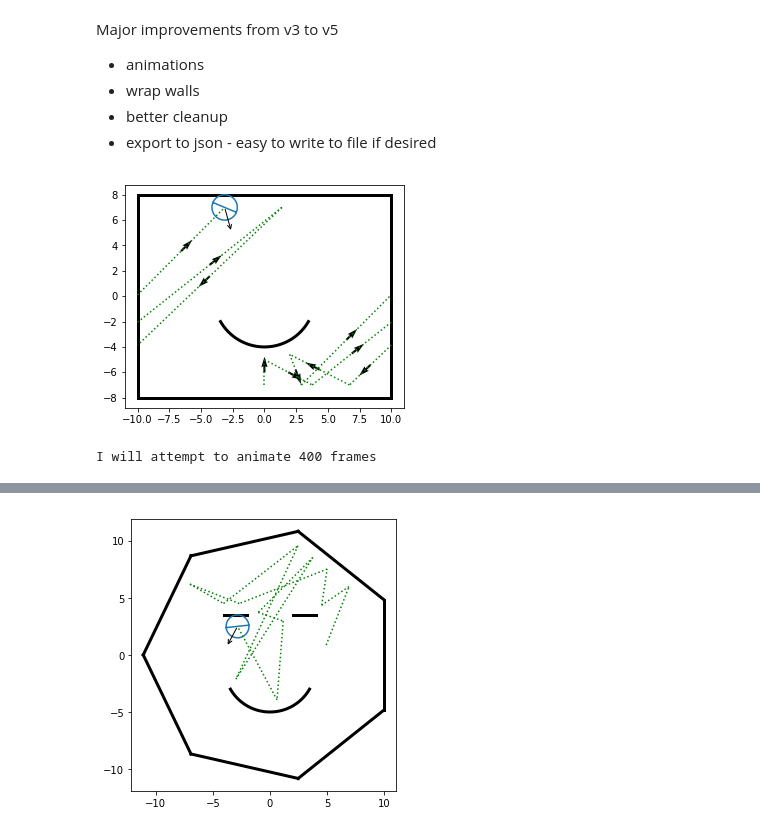
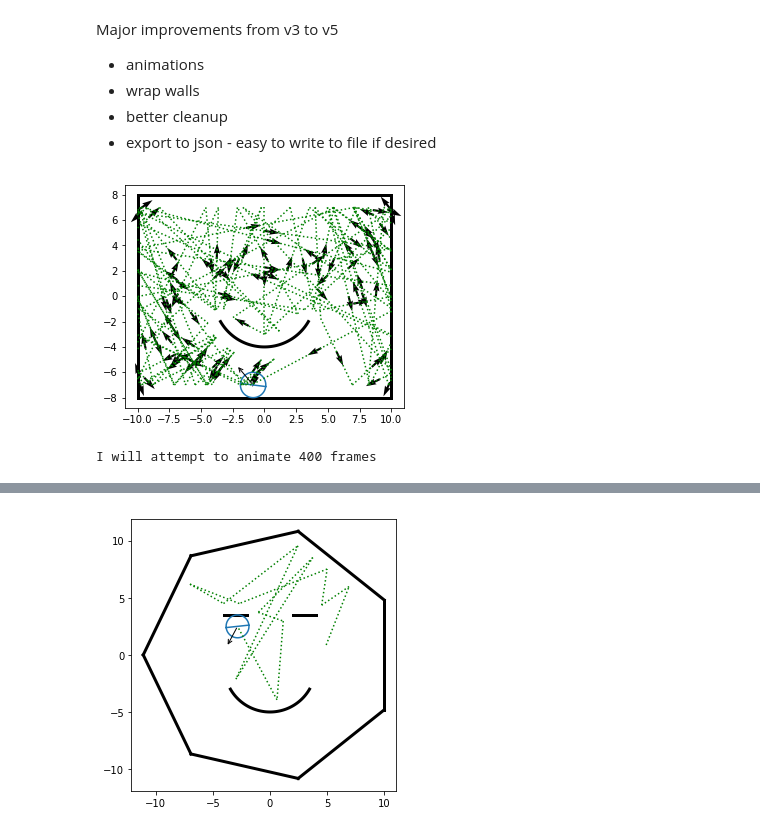
Before and after one commit to npetela/REU_2019, a Jupyter notebook: main_v6.ipynb, the cells around one changed output, grey strips where cells are left out. Saved outputs shown, nothing was run; the diff lists cells and outputs as text; code cells hidden in the pictures.

```diff
--- a/main_v6.ipynb
+++ b/main_v6.ipynb
@@ -735,8 +725,10 @@ def interpolate(part, frame_count=100):
     part['t_interp']    = interp(t_hist) + part['dt_interp']
     part['vel_interp']  = interp(vel_hist)
     part['spin_interp'] = interp(spin_hist)
+
     # position interp - start at collision point and repeatedly add vel*dt until we reach the next collision point
     part['pos_interp']  = interp(pos_hist) + part['vel_interp'] * part['dt_interp'][:,np.newaxis]
+
     # rotation interp - start at rotation at collision point and repeatedly add spin*dt until we reach the next collision point
     theta  = interp(rot_hist) + part['spin_interp'] * part['dt_interp']
     # Convert theta to rotation matrices.  Moveaxis puts the "step" axis in the first position; shape is steps x dim x dim
@@ -758,7 +750,7 @@ def embed_video(fname):
          </video>'''.format(encoded.decode('ascii'))))
 
 
-def animate(part, movie_time=10, frame_rate=60, show_trails=True, save=False, embed=True):
+def animate(part, movie_time=5, frame_rate=40, show_trails=True, save=True, embed=True):
     """
     Create animation
     """
@@ -846,10 +838,10 @@ def animate(part, movie_time=10, frame_rate=60, show_trails=True, save=False, em
     return part, anim
 # %%
 ## No-Slip Law
-
+np.seterr(all='raise')  # stops program when "warnings" occur.  Default is to continue, but this option makes debugging easier
 np.random.seed(5)  # produces the same thing every thing - easier for debugging
 
-steps = 10
+steps = 100
 dim = 2
 
 part = Particle(radius=1.0, save=True)
@@ -858,15 +850,19 @@ channel_radius = 8
 channel_length = 10
 
 Walls = []
+
 new_wall = FlatWall(base=[0,channel_radius], normal=[0,1], radius=channel_length, collision_law='no_slip')
 Walls.append(new_wall)
+
 
 new_wall = FlatWall(base=[0,-channel_radius], normal=[0,-1], radius=channel_length, collision_law='no_slip')
 Walls.append(new_wall)
 
+
 new_wall = FlatWall(base=[channel_length,0], normal=[1,0], radius=channel_radius, collision_law='wrap',
                     wrap_wall_idx=3, hard=False, flip_pos=False, flip_vel=True)
 Walls.append(new_wall)
+
 
 new_wall = FlatWall(base=[-channel_length,0], normal=[-1,0], radius=channel_radius, collision_law='wrap',
                     wrap_wall_idx=2, hard=False, flip_pos=False, flip_vel=True)
@@ -877,64 +873,48 @@ scatterer_radius = 4
 new_wall = SphereWall(base=[0.0, 0.0], radius=scatterer_radius, max_polar_angle = np.pi/3,
                       north=[0,-1], collision_law='no_slip')
 Walls.append(new_wall)
-new_wall.cap_endpoints(Walls)
-
-# new_wall = FlatWall(base=[0,0], normal=[0,1], radius=channel_length/4, collision_law='no_slip')
-# Walls.append(new_wall)
-# new_wall.cap_endpoints(Walls)
 
 
 
 def initialize(part, Walls):
-    for i in range(len(Walls)):  # Tell each wall what slot in Walls they are in
+    for i, wall in enumerate(Walls):  # Tell each wall what slot in Walls they are in
         Walls[i].wall_idx = i
+        if wall.two_sided:
+            wall.cap_endpoints(Walls)
+
     part.wall_bdy_pts = np.array([wall.get_bdy_pts() for wall in Walls])  # Record wall_bdy_pts in part of convenience later
     part.get_bdy_pts()
 
-    start_wall = Walls[1]
+    start_wall = Walls[0]
     part.wall_idx = start_wall.wall_idx
-    part.pos = np.array([0,-(channel_radius-part.radius)])
-    part.vel = np.array([0.0, 1])
+    part.pos = np.array([0,(channel_radius-part.radius)])
+    part.vel = np.array([0.0, -1])
     part.spin = 2.0
     part.rot = 0.0
     part.t = 0
     part.check_real_collision_get_arclength()
     part.get_phi()
 
     # wrap_count tracks how many time particle passes through each wrap wall
     part.wrap_count = np.zeros(len(Walls), int)
     return part, Walls
 
 
 
 # initialize part positions, velocities, etc
 part, Walls = initialize(part, Walls)
 
-
-# Run it!!  Returns json record of run
 run(part, Walls)
 
-# To demostrate that we have recorded enough data in the json_record to fully
-# recreate the experiment, we delete part and re-construct it from the json_record only.
-
-path = part.save_path
-del part, Walls
-
-with open(path+"data.json", "r") as file:
-    part = json.load(file)
-
-for key, val in part.items():
-    if isinstance(val, list):
-        part[key] = np.array(val)  # Turns lists to arrays for convenience
 
 # Draw history
 ax = draw(part, stop_step=1000)
 plt.show()
 
 # Create animation
-part, anim = animate(part, movie_time=10, frame_rate=40, show_trails=False, save=True)
+part, anim = animate(part, movie_time=5, frame_rate=40, show_trails=False, save=True)
 # %% [output]
-[figure, old version]
+[figure, new version]
 I will attempt to animate 400 frames
 [interactive output not drawn]
 # %%
```
Also changed, not shown: parts of 5 cells of this notebook.
